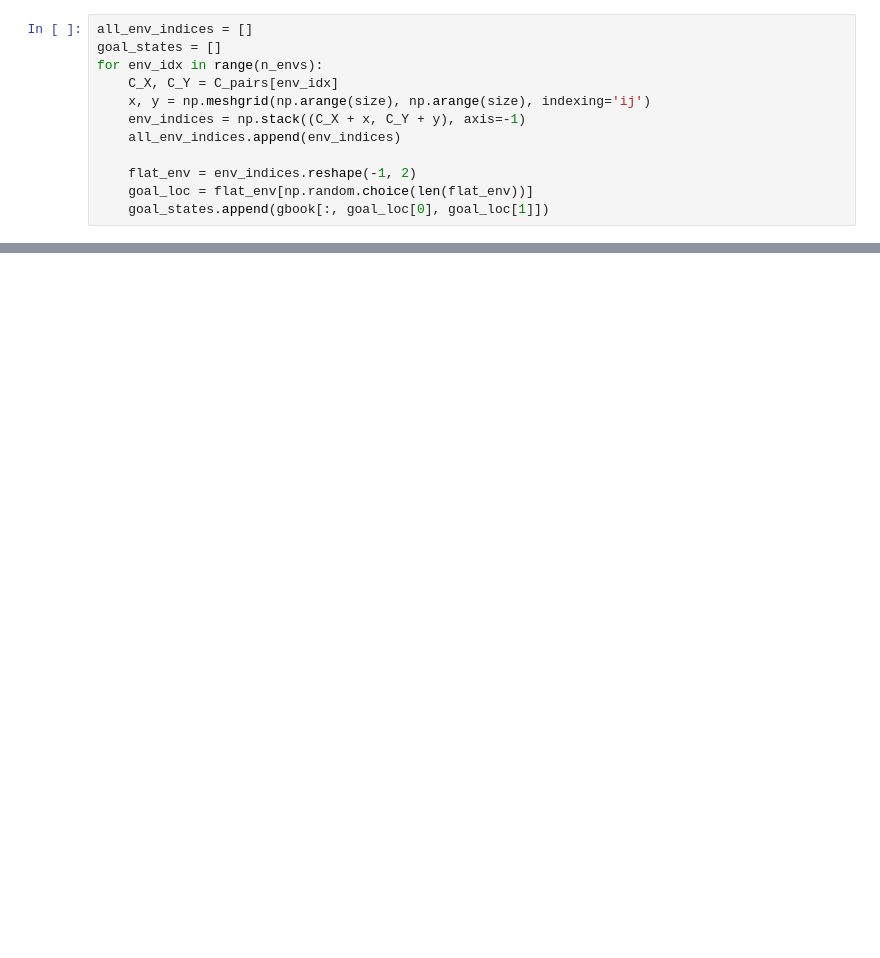
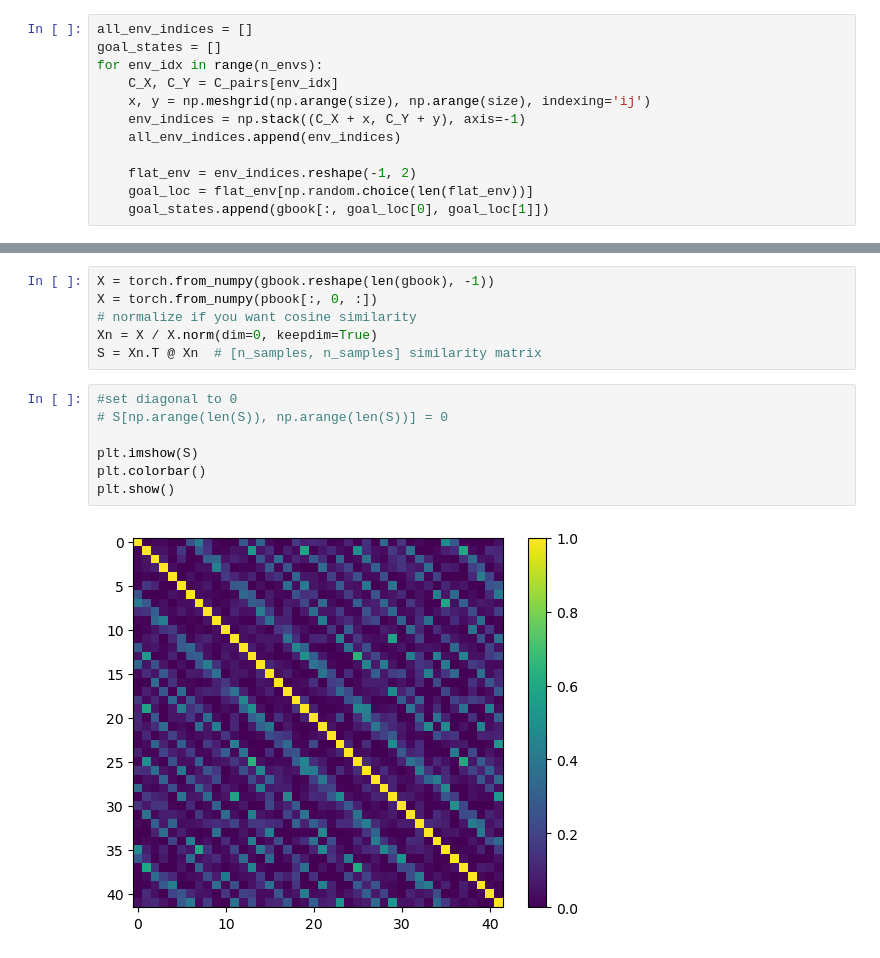
Before and after one commit to JGKing88/complementary-learning-systems, a Jupyter notebook: notebooks/testing_gridfield.ipynb, the cells around one changed output, grey strips where cells are left out. Drawn from its saved outputs; the diff is of its cells as text; blank space fills up the shorter version.

```diff
--- a/notebooks/testing_gridfield.ipynb
+++ b/notebooks/testing_gridfield.ipynb
@@ -186,0 +296,15 @@ assert np.allclose(np.diag(W), 0.0)
+# %%
+X = torch.from_numpy(gbook.reshape(len(gbook), -1))
+X = torch.from_numpy(pbook[:, 0, :])
+# normalize if you want cosine similarity
+Xn = X / X.norm(dim=0, keepdim=True)
+S = Xn.T @ Xn  # [n_samples, n_samples] similarity matrix
+# %%
+#set diagonal to 0
+# S[np.arange(len(S)), np.arange(len(S))] = 0
+
+plt.imshow(S)
+plt.colorbar()
+plt.show()
+# %% [output]
+[figure, added]
```
Also changed, not shown: parts of 30 cells of this notebook, 14 other files.
